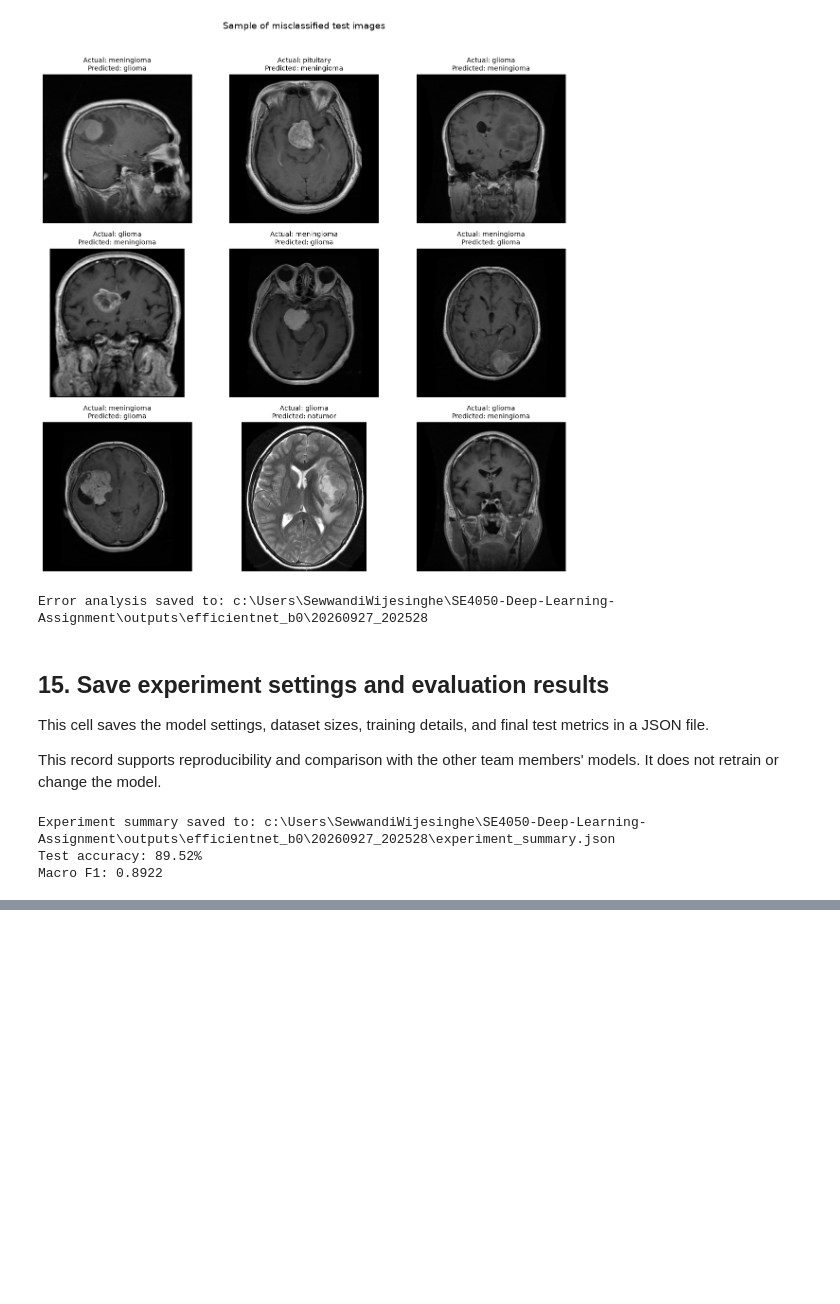
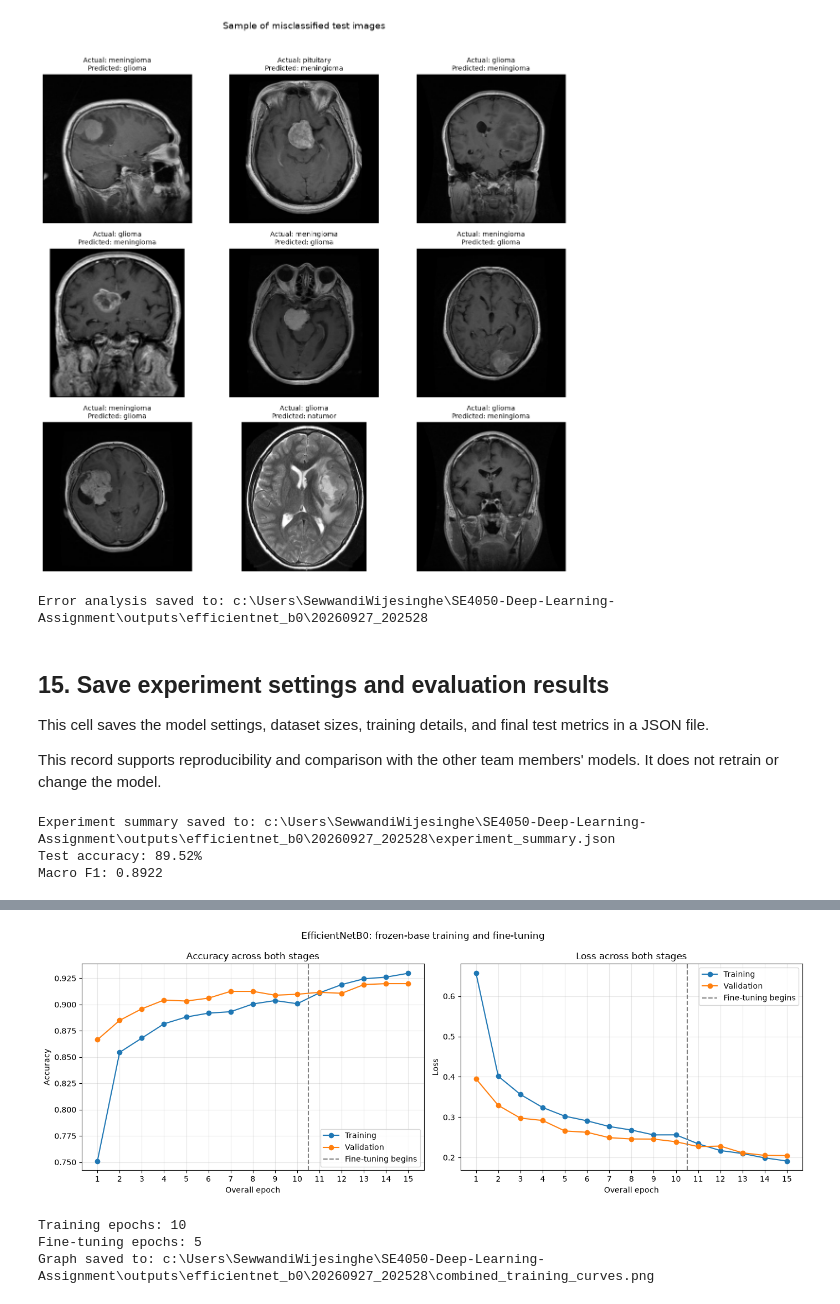
Before and after one commit to Dissa2003/SE4050-Deep-Learning-Assignment, a Jupyter notebook: notebooks/04_efficientnet_b0.ipynb, the cells around one changed output, grey strips where cells are left out. Saved outputs shown, nothing was run; the diff lists cells and outputs as text; code cells hidden in the pictures; blank space fills up the shorter version.

Commit message:
Add combined training curves and interpretation

```diff
--- a/notebooks/04_efficientnet_b0.ipynb
+++ b/notebooks/04_efficientnet_b0.ipynb
@@ -960,0 +970,71 @@ Macro F1: 0.8922
+# %%
+import pandas as pd
+import matplotlib.pyplot as plt
+
+# Read the results saved during both training stages.
+head_log = pd.read_csv(run_dir / "head_training_log.csv")
+fine_log = pd.read_csv(run_dir / "fine_tuning_log.csv")
+
+# Put the stages in order and number epochs from 1.
+combined_log = pd.concat(
+    [head_log, fine_log],
+    ignore_index=True
+)
+
+combined_log["overall_epoch"] = range(1, len(combined_log) + 1)
+
+# Position the boundary between the two stages.
+stage_boundary = len(head_log) + 0.5
+
+fig, axes = plt.subplots(1, 2, figsize=(14, 5))
+
+for ax, metric, title in zip(
+    axes,
+    ["accuracy", "loss"],
+    ["Accuracy across both stages", "Loss across both stages"]
+):
+    ax.plot(
+        combined_log["overall_epoch"],
+        combined_log[metric],
+        marker="o",
+        label="Training"
+    )
+
+    ax.plot(
+        combined_log["overall_epoch"],
+        combined_log[f"val_{metric}"],
+        marker="o",
+        label="Validation"
+    )
+
+    ax.axvline(
+        stage_boundary,
+        color="gray",
+        linestyle="--",
+        label="Fine-tuning begins"
+    )
+
+    ax.set_title(title)
+    ax.set_xlabel("Overall epoch")
+    ax.set_ylabel(metric.capitalize())
+    ax.set_xticks(combined_log["overall_epoch"])
+    ax.grid(alpha=0.3)
+    ax.legend()
+
+fig.suptitle("EfficientNetB0: frozen-base training and fine-tuning")
+fig.tight_layout()
+
+curves_path = run_dir / "combined_training_curves.png"
+fig.savefig(curves_path, dpi=150, bbox_inches="tight")
+
+plt.show()
+plt.close(fig)
+
+print("Training epochs:", len(head_log))
+print("Fine-tuning epochs:", len(fine_log))
+print("Graph saved to:", curves_path)
+# %% [output]
+[figure, added]
+Training epochs: 10
+Fine-tuning epochs: 5
+Graph saved to: c:\Users\SewwandiWijesinghe\SE4050-Deep-Learning-Assignment\outputs\efficientnet_b0\20260927_202528\combined_training_curves.png
```
Also changed, not shown: parts of 2 cells of this notebook, 1 other file.
